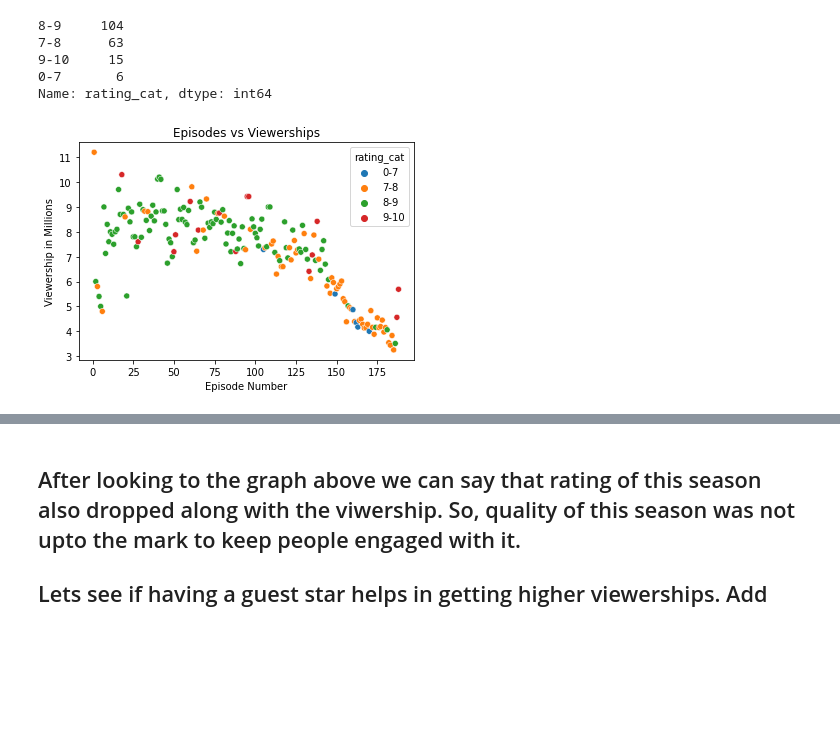
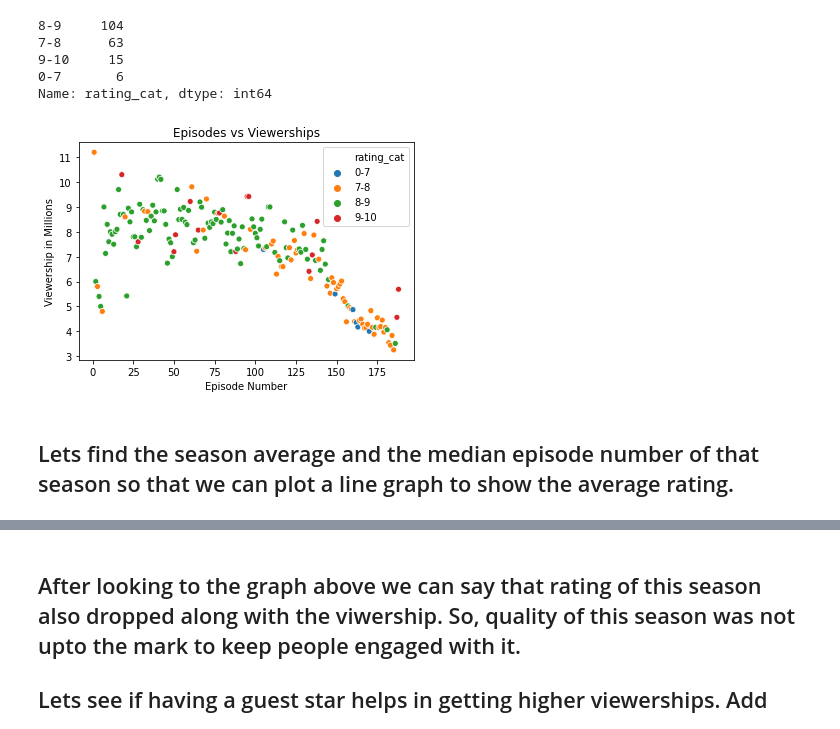
Before and after one commit to rajsandhu1989/data_EDA_visualization, a Jupyter notebook: the_office_drama/the_office_drama.ipynb, the cells around one changed output, grey strips where cells are left out. Saved outputs shown, nothing was run; the diff lists cells and outputs as text; code cells hidden in the pictures; blank space fills up the shorter version.

```diff
--- a/the_office_drama/the_office_drama.ipynb
+++ b/the_office_drama/the_office_drama.ipynb
@@ -134,10 +141,13 @@ data['rating_cat'].value_counts()
 0-7       6
 Name: rating_cat, dtype: int64
 # %%
-sns.scatterplot(x='Episode_no', y='Viewership', hue='rating_cat', data=data)
+sns.scatterplot(x='Episode_no', y='Viewership', hue='rating_cat', data=data, hue_order=['0-7','7-8','8-9','9-10'])
 plt.xlabel('Episode Number')
 plt.ylabel('Viewership in Millions')
 plt.title('Episodes vs Viewerships')
+plt.savefig('epi_view_rating.png')
 plt.show()
 # %% [output]
-[figure, old version]
+[figure, new version]
+# %% [markdown]
+## Lets find the season average and the median episode number of that season so that we can plot a line graph to show the average rating.
```
Also changed, not shown: parts of 18 cells of this notebook, 8 other files.
